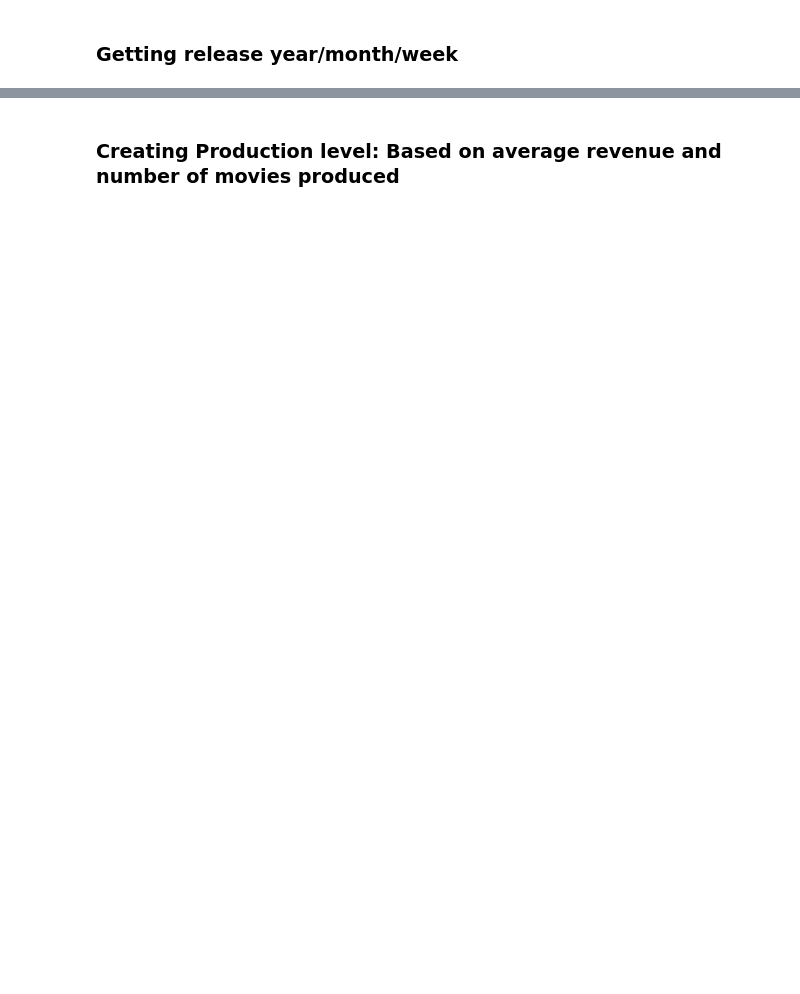
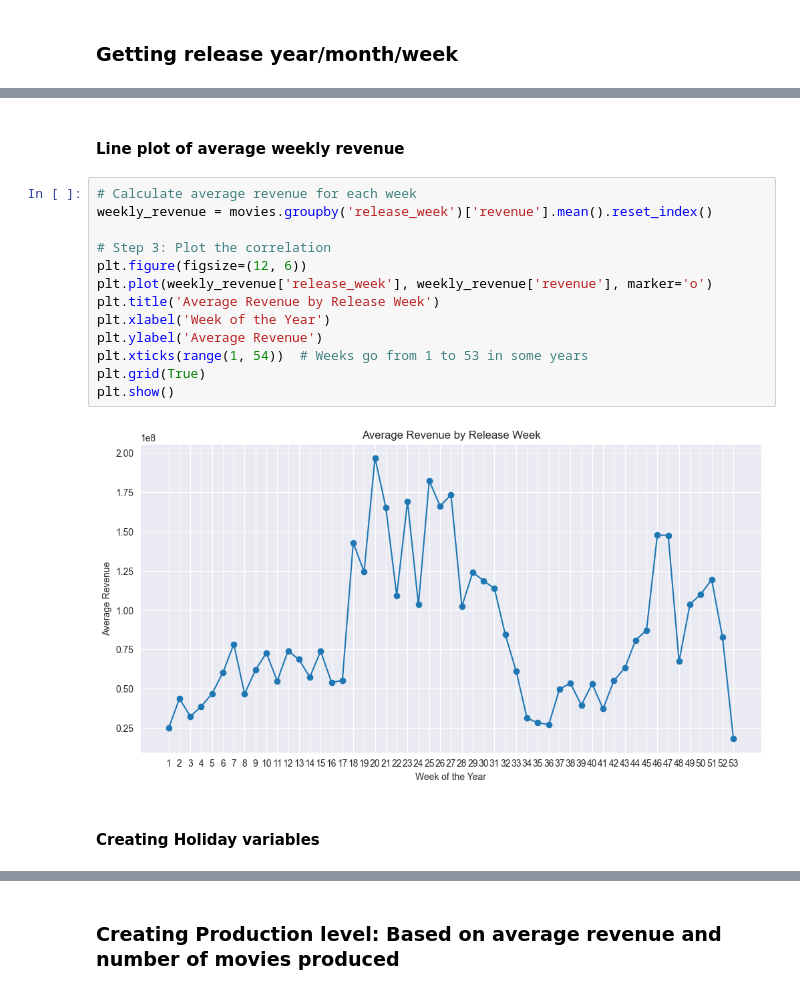
Before and after one commit to jessahal/Box-office-predictions, a Jupyter notebook: box_office_model_fitting.ipynb, the cells around one changed output, grey strips where cells are left out. Cells and saved outputs as stored; diff of their text form; blank space fills up the shorter version.

Commit message:
Added a new variable cause why not :)

```diff
--- a/box_office_model_fitting.ipynb
+++ b/box_office_model_fitting.ipynb
@@ -56,0 +77,19 @@ movies.head()
+# %% [markdown]
+#### Line plot of average weekly revenue
+# %%
+# Calculate average revenue for each week
+weekly_revenue = movies.groupby('release_week')['revenue'].mean().reset_index()
+
+# Step 3: Plot the correlation
+plt.figure(figsize=(12, 6))
+plt.plot(weekly_revenue['release_week'], weekly_revenue['revenue'], marker='o')
+plt.title('Average Revenue by Release Week')
+plt.xlabel('Week of the Year')
+plt.ylabel('Average Revenue')
+plt.xticks(range(1, 54))  # Weeks go from 1 to 53 in some years
+plt.grid(True)
+plt.show()
+# %% [output]
+[figure, added]
+# %% [markdown]
+#### Creating Holiday variables
```
Also changed, not shown: parts of 7 cells of this notebook.
